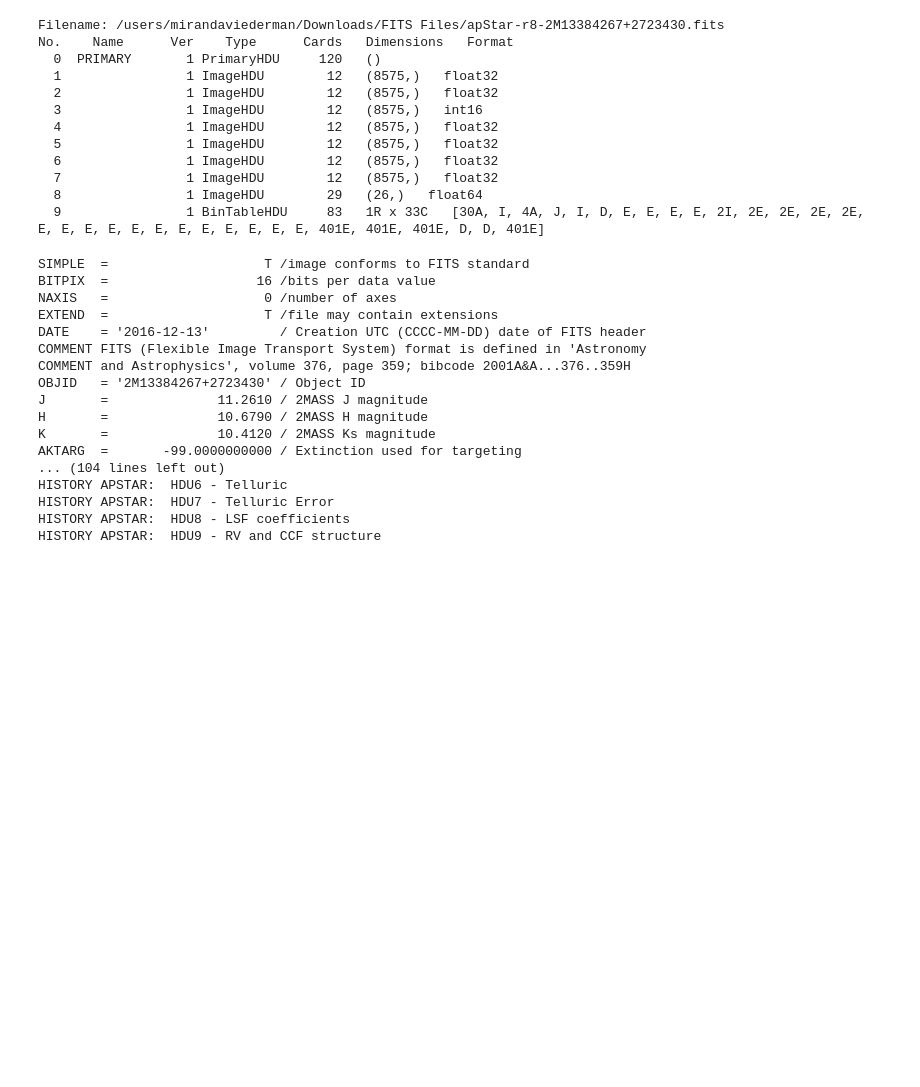
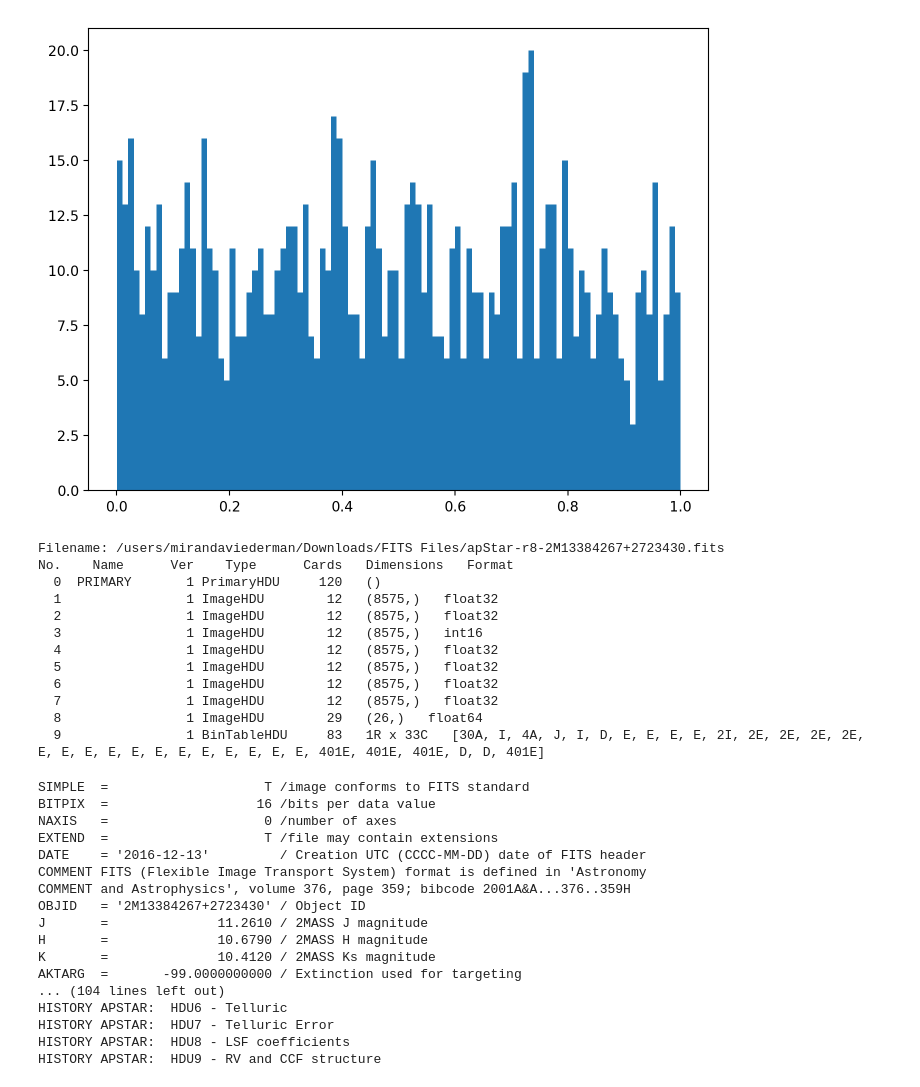
Before and after one commit to miranda-v/FITS-File-Plot, a Jupyter notebook: Week_4.ipynb, the cells around one changed output. Drawn from its saved outputs; the diff is of its cells as text; code cells hidden in the pictures; blank space fills up the shorter version.

```diff
--- a/Week_4.ipynb
+++ b/Week_4.ipynb
@@ -8,6 +8,10 @@ import numpy as np
 import matplotlib
 import matplotlib.pyplot as plt
 %matplotlib inline
+# %%
+plt.hist(np.random.rand(1000),bins=100);
+# %% [output]
+[figure, added]
 # %%
 import astropy
 # %%
```
